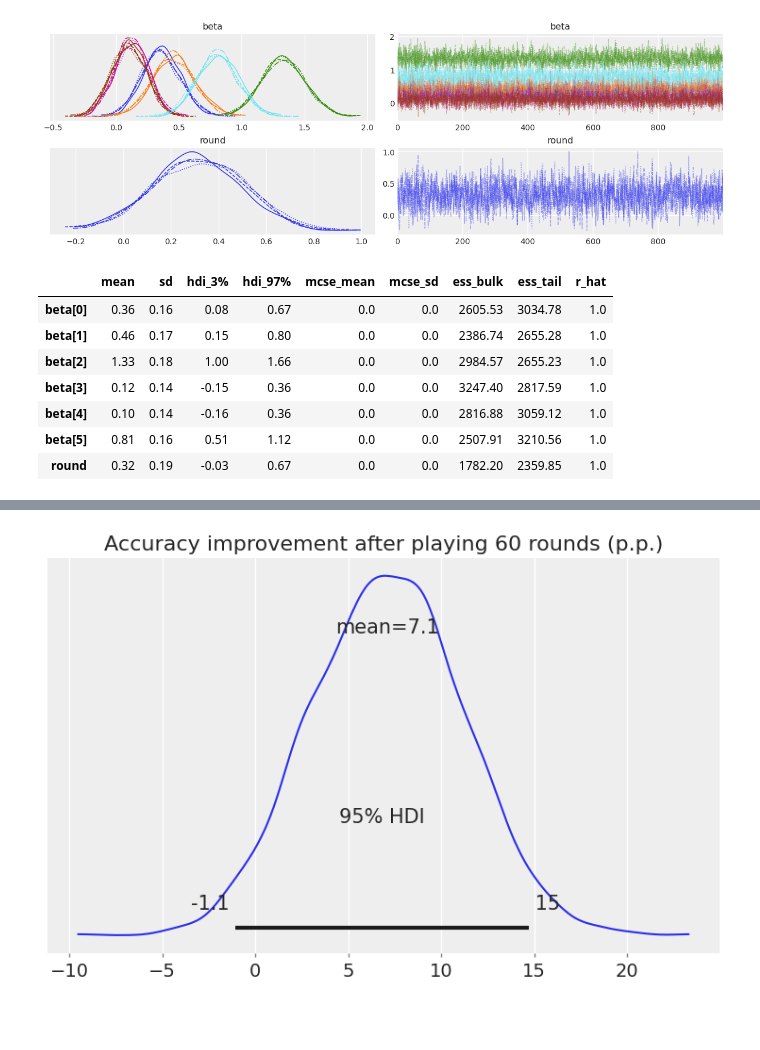
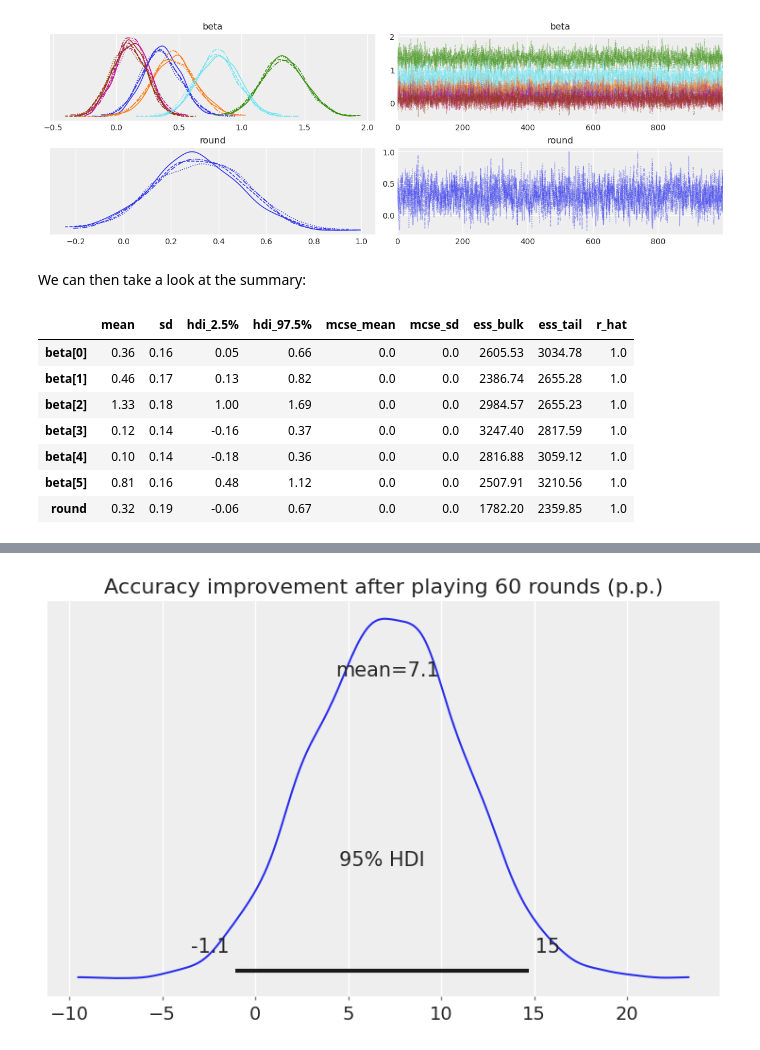
Before and after one commit to Sorkanius/articles, a Jupyter notebook: bayesian_valorant_aim/bayesian_valorant_aim.ipynb, the cells around one changed output, grey strips where cells are left out. Saved outputs shown, nothing was run; the diff lists cells and outputs as text; code cells hidden in the pictures; blank space fills up the shorter version.

```diff
--- a/bayesian_valorant_aim/bayesian_valorant_aim.ipynb
+++ b/bayesian_valorant_aim/bayesian_valorant_aim.ipynb
@@ -155,14 +175,16 @@ Sampling: [bots]
 az.plot_trace(inference_data, var_names=['beta', 'round']);
 # %% [output]
 [figure]
+# %% [markdown]
+We can then take a look at the summary:
 # %%
-az.summary(inference_data, var_names=['beta', 'round'], round_to=2)
+az.summary(inference_data, var_names=['beta', 'round'], round_to=2, hdi_prob=0.95)
 # %% [output]
-|  | mean | sd | hdi_3% | hdi_97% | mcse_mean | mcse_sd | ess_bulk | ess_tail | r_hat |
-| beta[0] | 0.36 | 0.16 | 0.08 | 0.67 | 0.0 | 0.0 | 2605.53 | 3034.78 | 1.0 |
-| beta[1] | 0.46 | 0.17 | 0.15 | 0.80 | 0.0 | 0.0 | 2386.74 | 2655.28 | 1.0 |
-| beta[2] | 1.33 | 0.18 | 1.00 | 1.66 | 0.0 | 0.0 | 2984.57 | 2655.23 | 1.0 |
-| beta[3] | 0.12 | 0.14 | -0.15 | 0.36 | 0.0 | 0.0 | 3247.40 | 2817.59 | 1.0 |
-| beta[4] | 0.10 | 0.14 | -0.16 | 0.36 | 0.0 | 0.0 | 2816.88 | 3059.12 | 1.0 |
-| beta[5] | 0.81 | 0.16 | 0.51 | 1.12 | 0.0 | 0.0 | 2507.91 | 3210.56 | 1.0 |
-| round | 0.32 | 0.19 | -0.03 | 0.67 | 0.0 | 0.0 | 1782.20 | 2359.85 | 1.0 |
+|  | mean | sd | hdi_2.5% | hdi_97.5% | mcse_mean | mcse_sd | ess_bulk | ess_tail | r_hat |
+| beta[0] | 0.36 | 0.16 | 0.05 | 0.66 | 0.0 | 0.0 | 2605.53 | 3034.78 | 1.0 |
+| beta[1] | 0.46 | 0.17 | 0.13 | 0.82 | 0.0 | 0.0 | 2386.74 | 2655.28 | 1.0 |
+| beta[2] | 1.33 | 0.18 | 1.00 | 1.69 | 0.0 | 0.0 | 2984.57 | 2655.23 | 1.0 |
+| beta[3] | 0.12 | 0.14 | -0.16 | 0.37 | 0.0 | 0.0 | 3247.40 | 2817.59 | 1.0 |
+| beta[4] | 0.10 | 0.14 | -0.18 | 0.36 | 0.0 | 0.0 | 2816.88 | 3059.12 | 1.0 |
+| beta[5] | 0.81 | 0.16 | 0.48 | 1.12 | 0.0 | 0.0 | 2507.91 | 3210.56 | 1.0 |
+| round | 0.32 | 0.19 | -0.06 | 0.67 | 0.0 | 0.0 | 1782.20 | 2359.85 | 1.0 |
```
Also changed, not shown: parts of 39 cells of this notebook.
